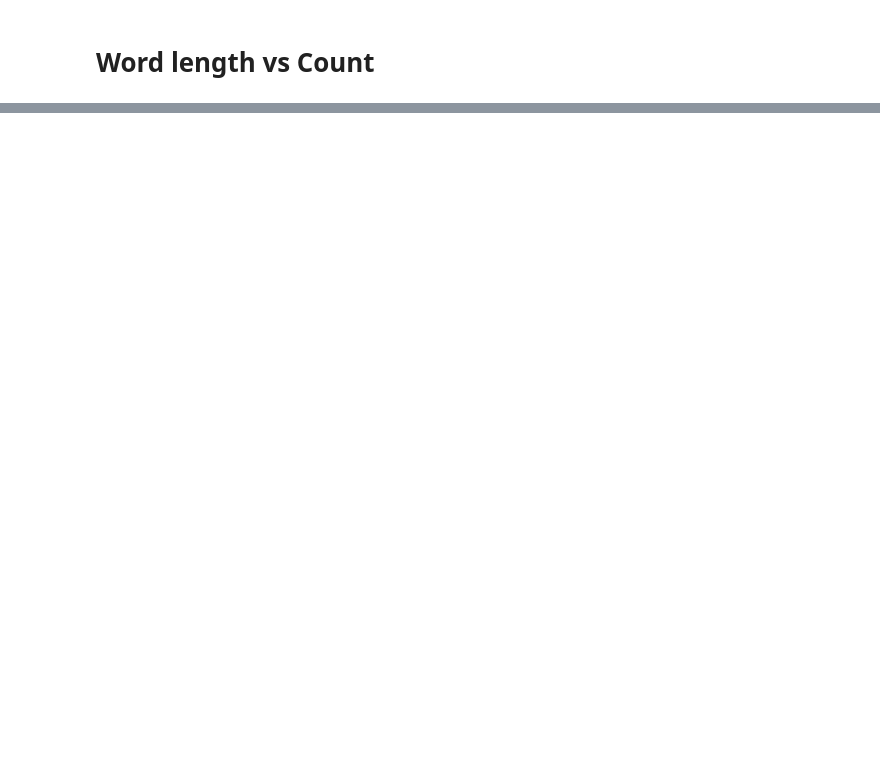
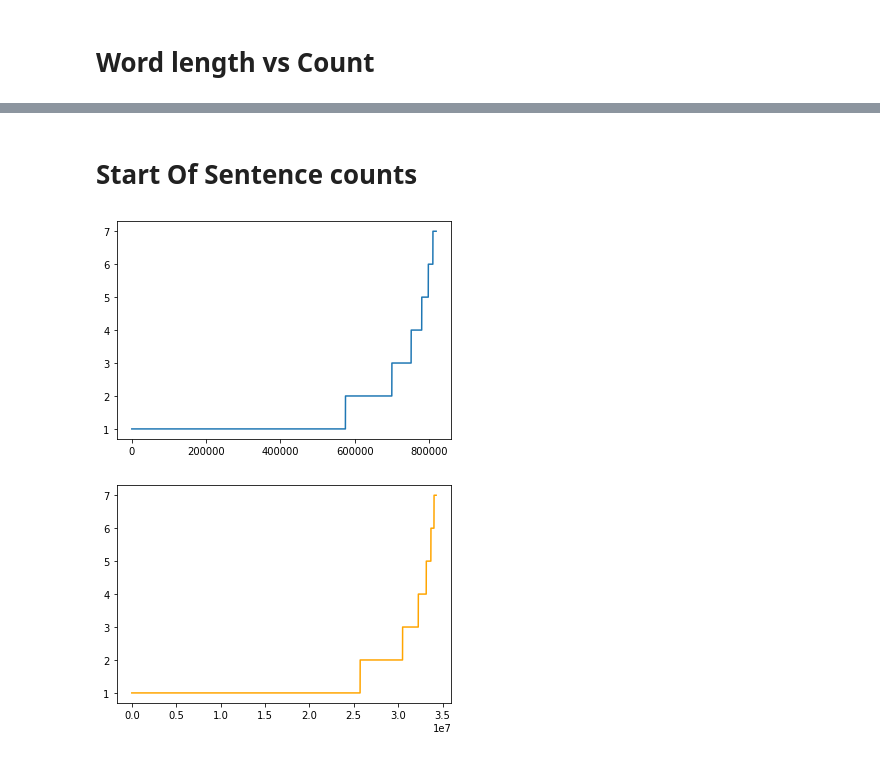
Before and after one commit to WernerVdM97/SKRIPSIE, a Jupyter notebook: Analysing possible features.ipynb, the cells around one changed output, grey strips where cells are left out. Cells and saved outputs as stored; diff of their text form; code cells hidden in the pictures; blank space fills up the shorter version.

```diff
--- a/Analysing possible features.ipynb
+++ b/Analysing possible features.ipynb
@@ -40,0 +83,10 @@ plt.show()
+# %% [markdown]
+# Start Of Sentence counts
+# %%
+plt.plot(sos)
+plt.show()
+plt.plot(non_sos,'orange')
+plt.show()
+# %% [output]
+[figure, added]
+[figure, added]
```
Also changed, not shown: parts of 6 cells of this notebook, 3 other files.
